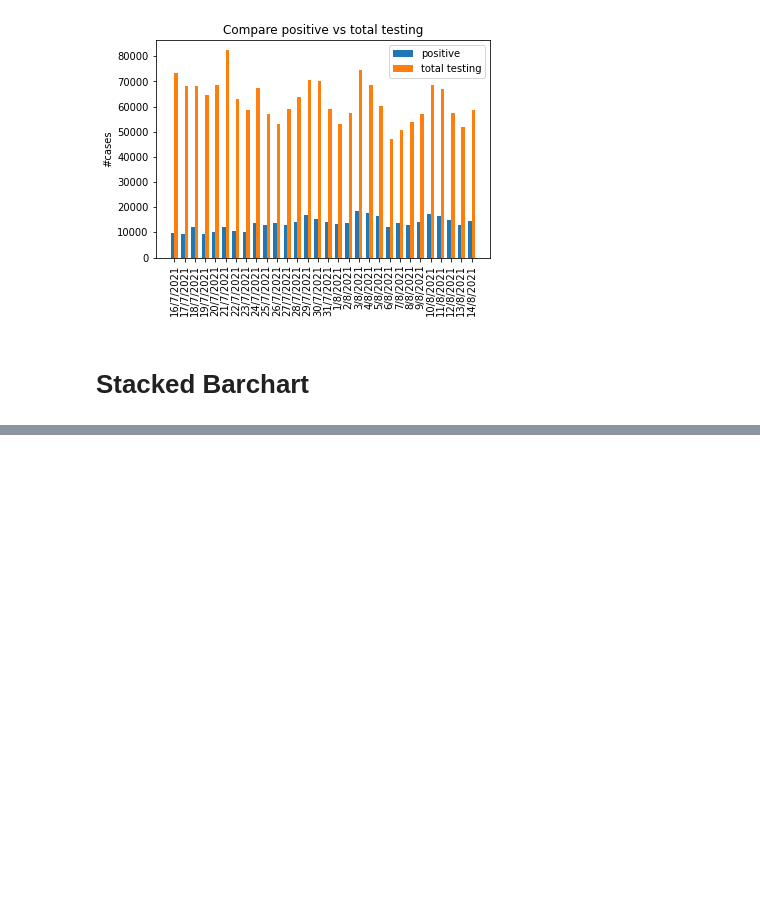
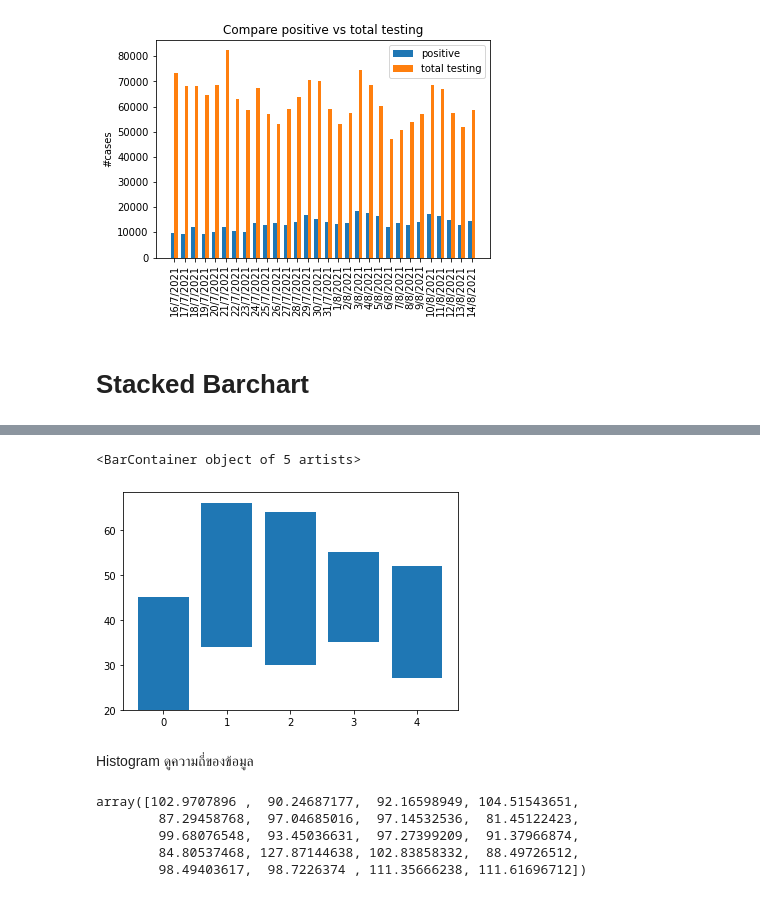
Before and after one commit to moneypitak/DWDM21, a Jupyter notebook: Data_Visualization.ipynb, the cells around one changed output, grey strips where cells are left out. Saved outputs shown, nothing was run; the diff lists cells and outputs as text; code cells hidden in the pictures; blank space fills up the shorter version.

```diff
--- a/Data_Visualization.ipynb
+++ b/Data_Visualization.ipynb
@@ -245,0 +263,18 @@ plt.legend();
+# %%
+
+plt.bar(np.array([0,1,2,3,4]), women_means,bottom=men_means ,label = 'women')
+# %% [output]
+<BarContainer object of 5 artists>
+[figure, added]
+# %% [markdown]
+Histogram ดูความถี่ของข้อมูล
+# %%
+mu,sigma = 100,15
+x = mu + sigma * np.random.randn(20)
+x
+# %% [output]
+array([102.9707896 ,  90.24687177,  92.16598949, 104.51543651,
+        87.29458768,  97.04685016,  97.14532536,  81.45122423,
+        99.68076548,  93.45036631,  97.27399209,  91.37966874,
+        84.80537468, 127.87144638, 102.83858332,  88.49726512,
+        98.49403617,  98.7226374 , 111.35666238, 111.61696712])
```
Also changed, not shown: parts of 7 cells of this notebook.
